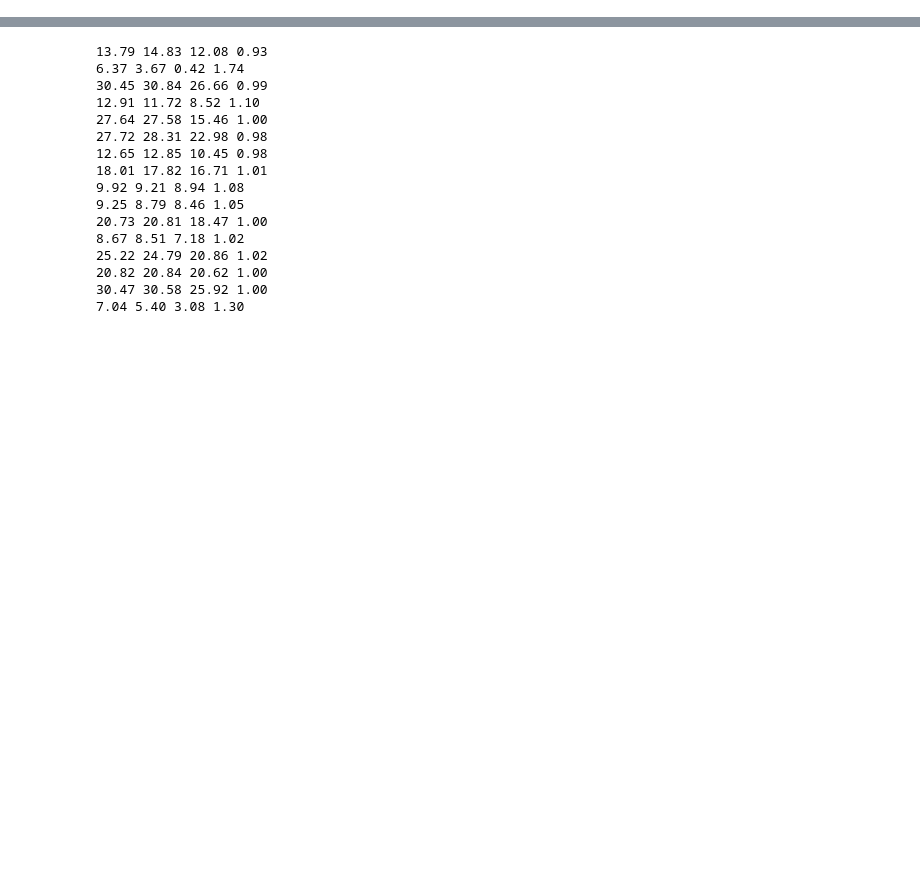
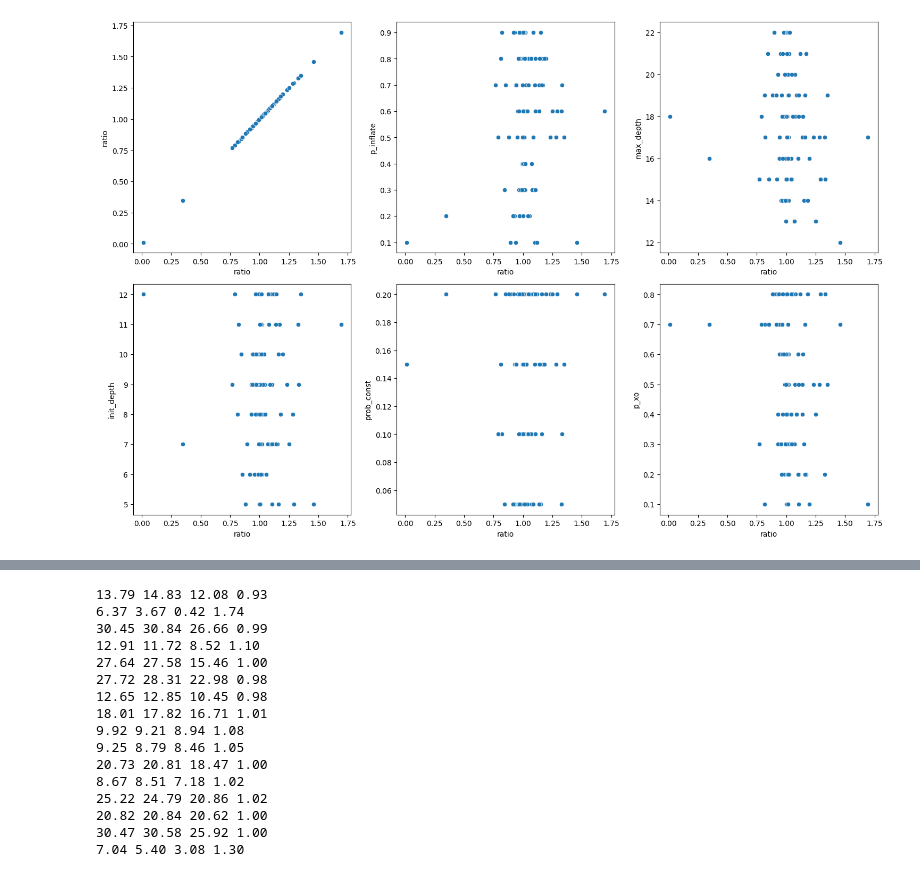
Before and after one commit to amarmate/SLIM-test, a Jupyter notebook: data_view.ipynb, the cells around one changed output, grey strips where cells are left out. Cells and saved outputs as stored; diff of their text form; code cells hidden in the pictures; blank space fills up the shorter version.

```diff
--- a/data_view.ipynb
+++ b/data_view.ipynb
@@ -12,0 +19,5 @@ datasets = [globals()[i] for i in globals() if 'load' in i][2:]
+# %%
+with open('best_params/best_slim_bike_sharing_100_100_True_just_strmut.pkl', 'rb') as f:
+    best_params = pickle.load(f)
+
+best_params['SLIM*SIG1']
@@ -12,0 +266,5 @@ datasets = [globals()[i] for i in globals() if 'load' in i][2:]
+# %%
+with open('best_params/best_slim_bike_sharing_100_100_True_just_strxo.pkl', 'rb') as f:
+    best_params = pickle.load(f)
+
+best_params['SLIM*SIG1']
@@ -12,0 +366,28 @@ datasets = [globals()[i] for i in globals() if 'load' in i][2:]
+# %%
+n_columns = len(df_corr.columns)
+
+n_cols = 3
+n_rows = math.ceil(n_columns / n_cols)
+
+# Create subplots
+fig, axs = plt.subplots(n_rows, n_cols, figsize=(15, 5 * n_rows))
+
+# Flatten axs array to make indexing easier
+axs = axs.flatten()
+
+# Check for duplicate columns and rename if necessary
+if df_corr.columns.duplicated().any():
+    df_corr.columns = [f"col_{i}" for i in range(len(df_corr.columns))]
+
+# Iterate and plot
+for idx, column in enumerate(df_corr.columns):
+    sns.scatterplot(x='ratio', y=column, data=df_corr, ax=axs[idx])
+
+# Turn off any unused subplots
+for idx in range(len(df_corr.columns), len(axs)):
+    axs[idx].axis('off')
+
+plt.tight_layout()
+plt.show()
+# %% [output]
+[figure, added]
```
Also changed, not shown: parts of 23 cells of this notebook, 5 other files.
